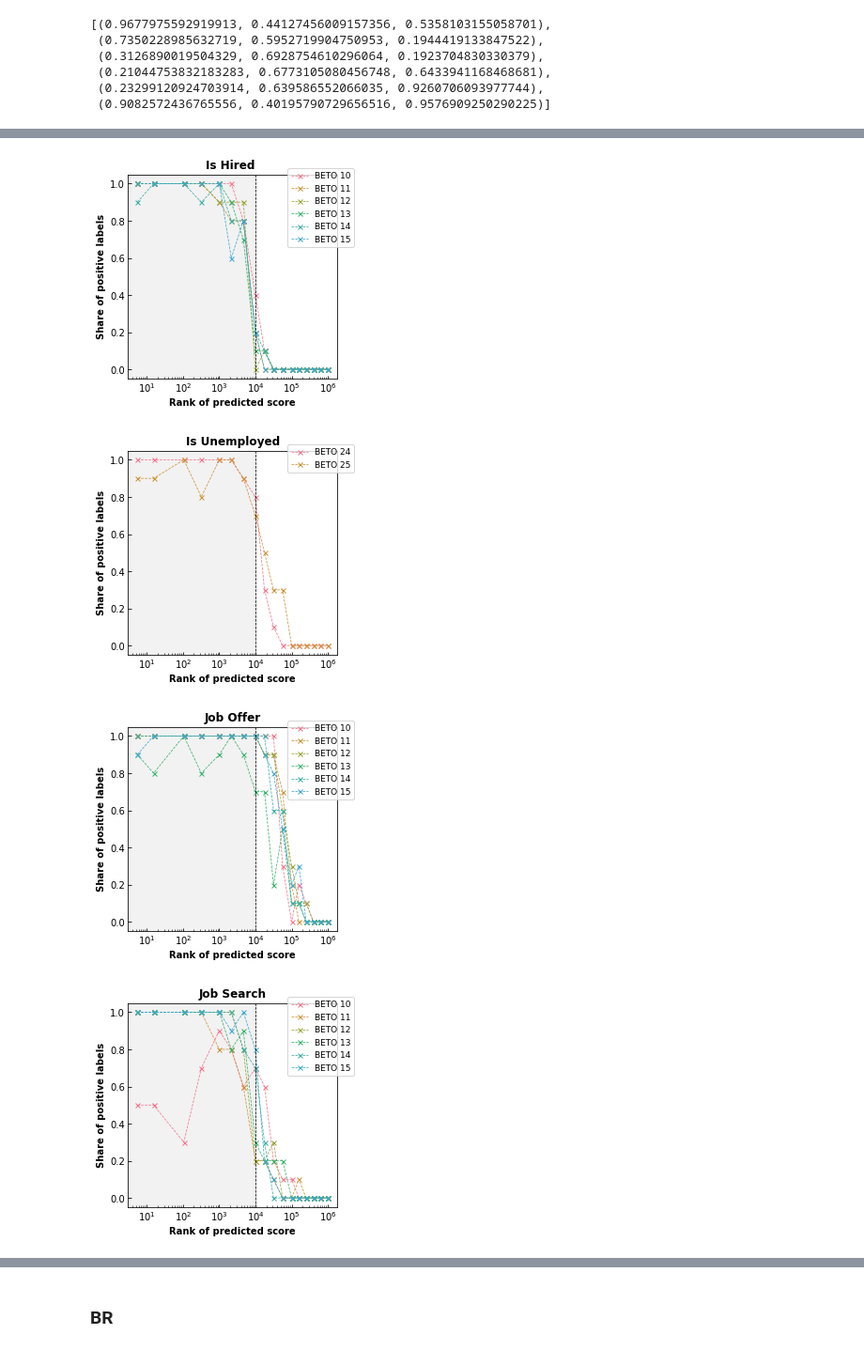
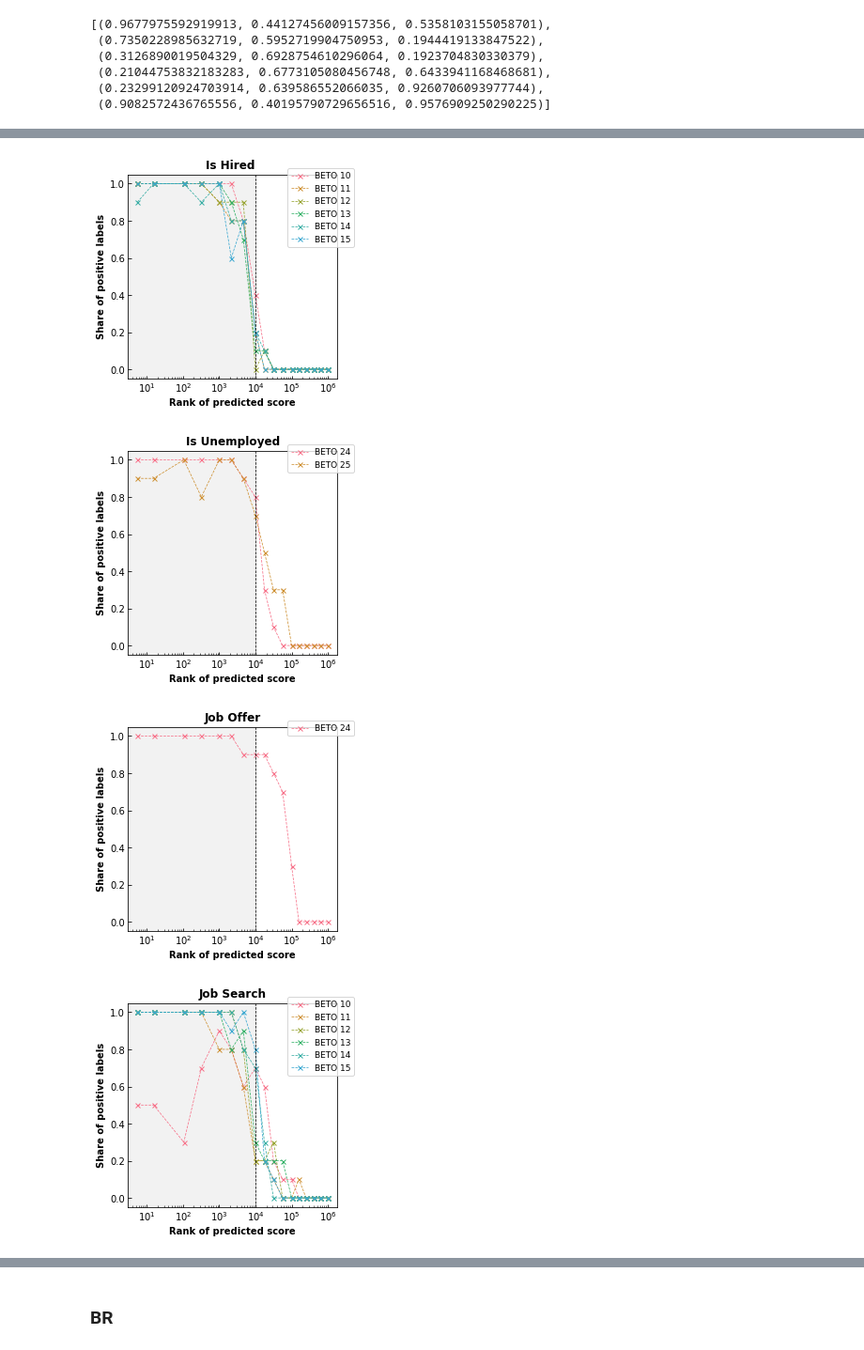
Before and after one commit to spfraib/twitter, a Jupyter notebook: code/2-twitter_labor/5-active_learning/inference_evaluation/2020-12-16_evaluate_inference.ipynb, the cells around one changed output, grey strips where cells are left out. Shown: that part at 94% size. Cells and saved outputs as stored; diff of their text form; code cells hidden in the pictures.

```diff
--- a/code/2-twitter_labor/5-active_learning/inference_evaluation/2020-12-16_evaluate_inference.ipynb
+++ b/code/2-twitter_labor/5-active_learning/inference_evaluation/2020-12-16_evaluate_inference.ipynb
@@ -394,8 +394,10 @@ model_folder_dict =  {'iteration_10': 'iter_10-beto-8229596-evaluation',
 for label in labels:
     fig,ax = plt.subplots(figsize=(4,4))
     iteration_list = [10,11,12,13,14,15]
-    if label =='is_unemployed':
+    if label in ['is_unemployed']:
         iteration_list = [24, 25]
+    elif label == 'job_offer':
+        iteration_list = [24]
     for count, iteration in enumerate(iteration_list):
         print(iteration, label)
         model_folder = model_folder_dict[f'iteration_{str(iteration)}']
@@ -448,10 +450,10 @@ for label in labels:
 12 lost_job_1mo
 13 lost_job_1mo
 14 lost_job_1mo
 15 lost_job_1mo
 [figure]
 [figure]
-[figure, old version]
+[figure, new version]
 [figure]
 [figure]
 # %%
```
Also changed, not shown: parts of 1 cell of this notebook, 3 other files.
